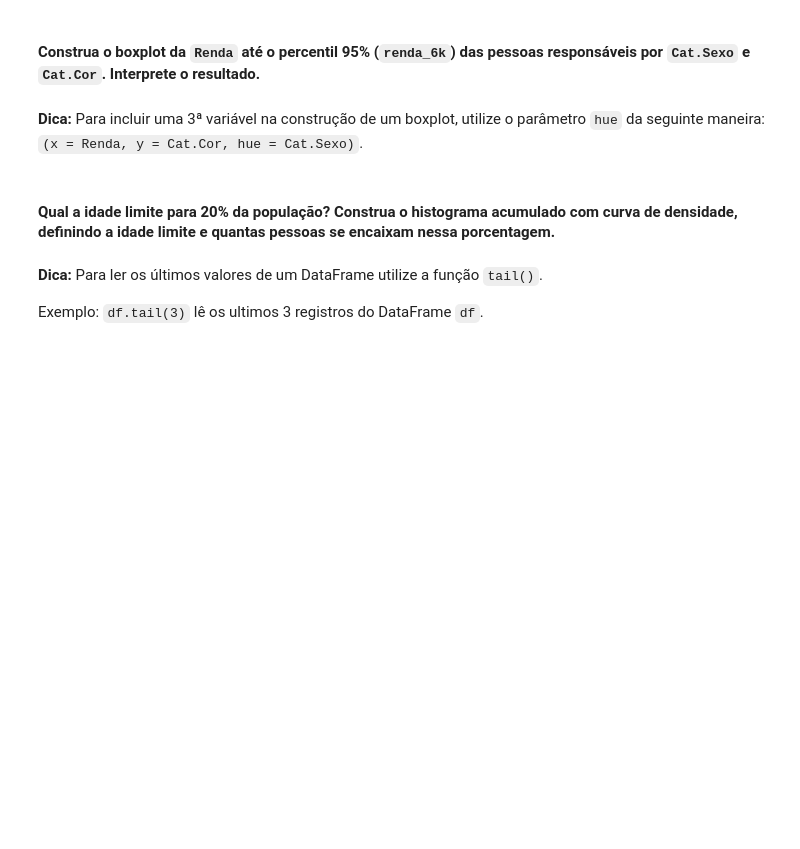
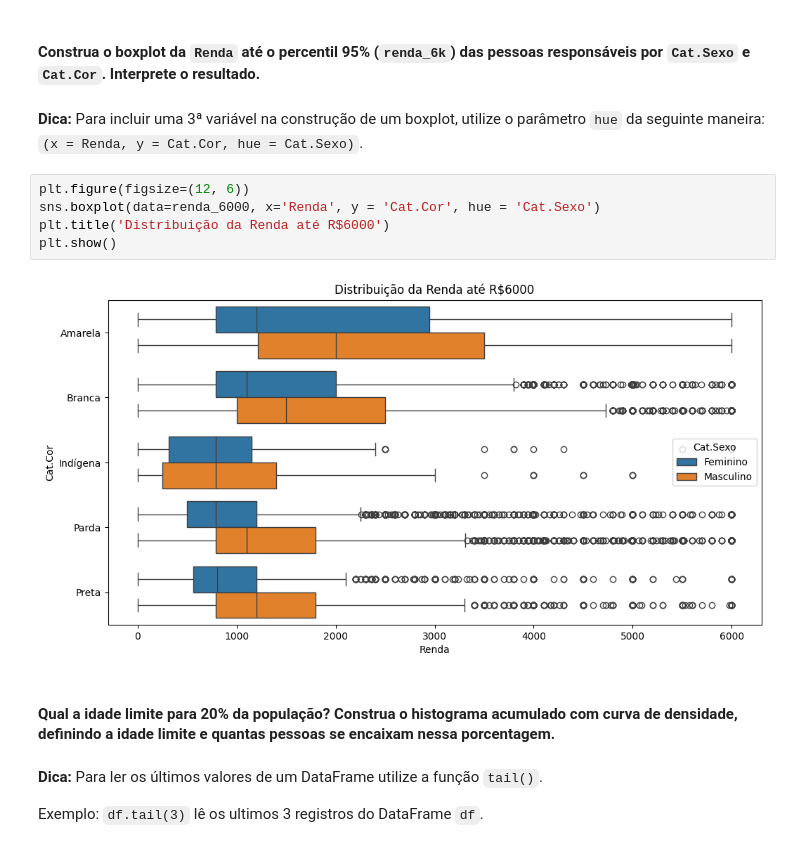
Before and after one commit to mauricioaalmeida/ONE-ETL, a Jupyter notebook: Desafios_Estatistica_01.ipynb, the cells around one changed output. Cells and saved outputs as stored; diff of their text form; blank space fills up the shorter version.

```diff
--- a/Desafios_Estatistica_01.ipynb
+++ b/Desafios_Estatistica_01.ipynb
@@ -631,6 +829,13 @@ Escreva suas conclusões aqui...
 #### **Construa o boxplot da `Renda` até o percentil 95% (`renda_6k`) das pessoas responsáveis por `Cat.Sexo` e `Cat.Cor`. Interprete o resultado.**
 # %% [markdown]
 **Dica:** Para incluir uma 3ª variável na construção de um boxplot, utilize o parâmetro `hue` da seguinte maneira: `(x = Renda, y = Cat.Cor, hue = Cat.Sexo)`.
+# %%
+plt.figure(figsize=(12, 6))
+sns.boxplot(data=renda_6000, x='Renda', y = 'Cat.Cor', hue = 'Cat.Sexo')
+plt.title('Distribuição da Renda até R$6000')
+plt.show()
+# %% [output]
+[figure, added]
 # %% [markdown]
 #### **Qual a idade limite para 20% da população? Construa o histograma acumulado com curva de densidade, definindo a idade limite e quantas pessoas se encaixam nessa porcentagem.**
 # %% [markdown]
```
Also changed, not shown: parts of 41 cells of this notebook.
